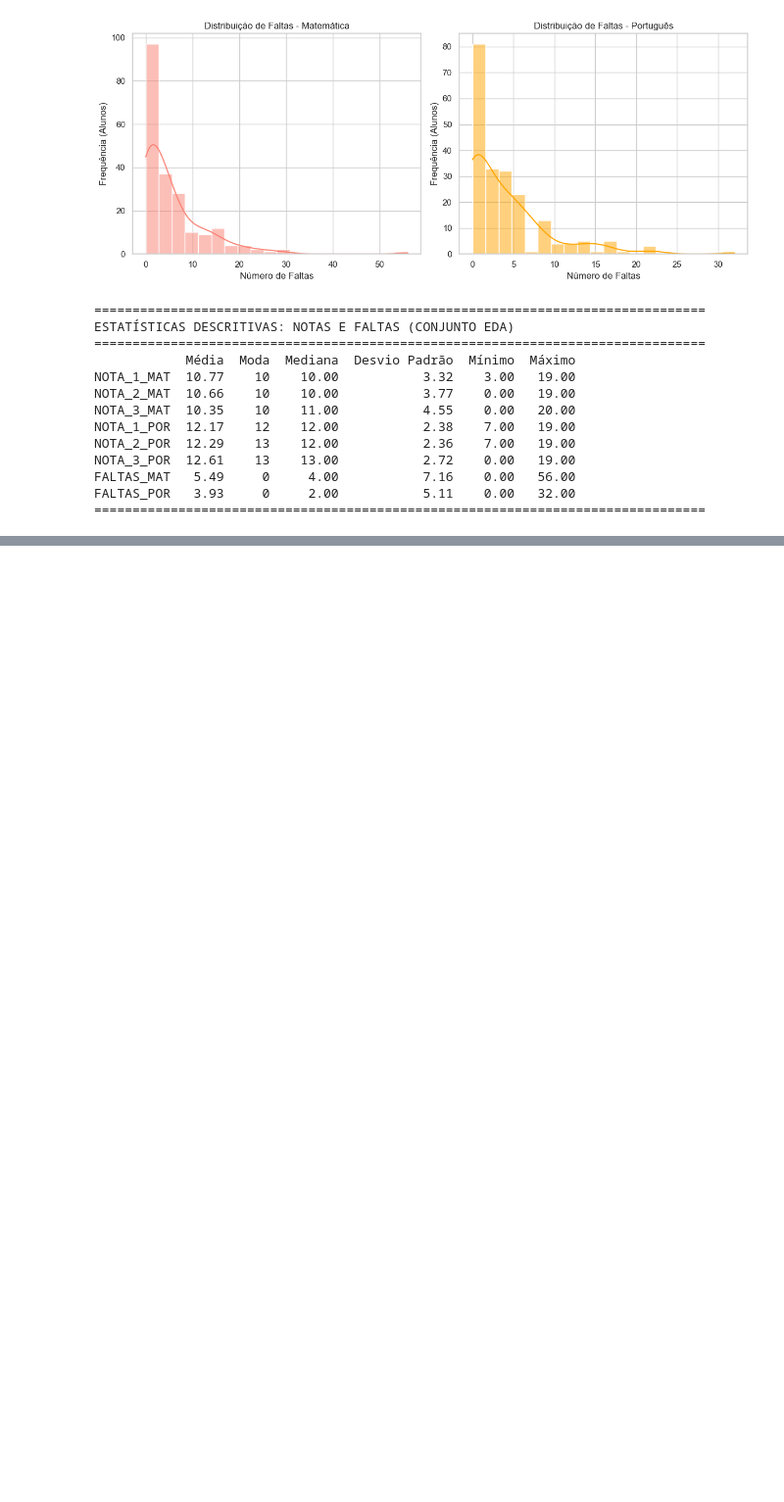
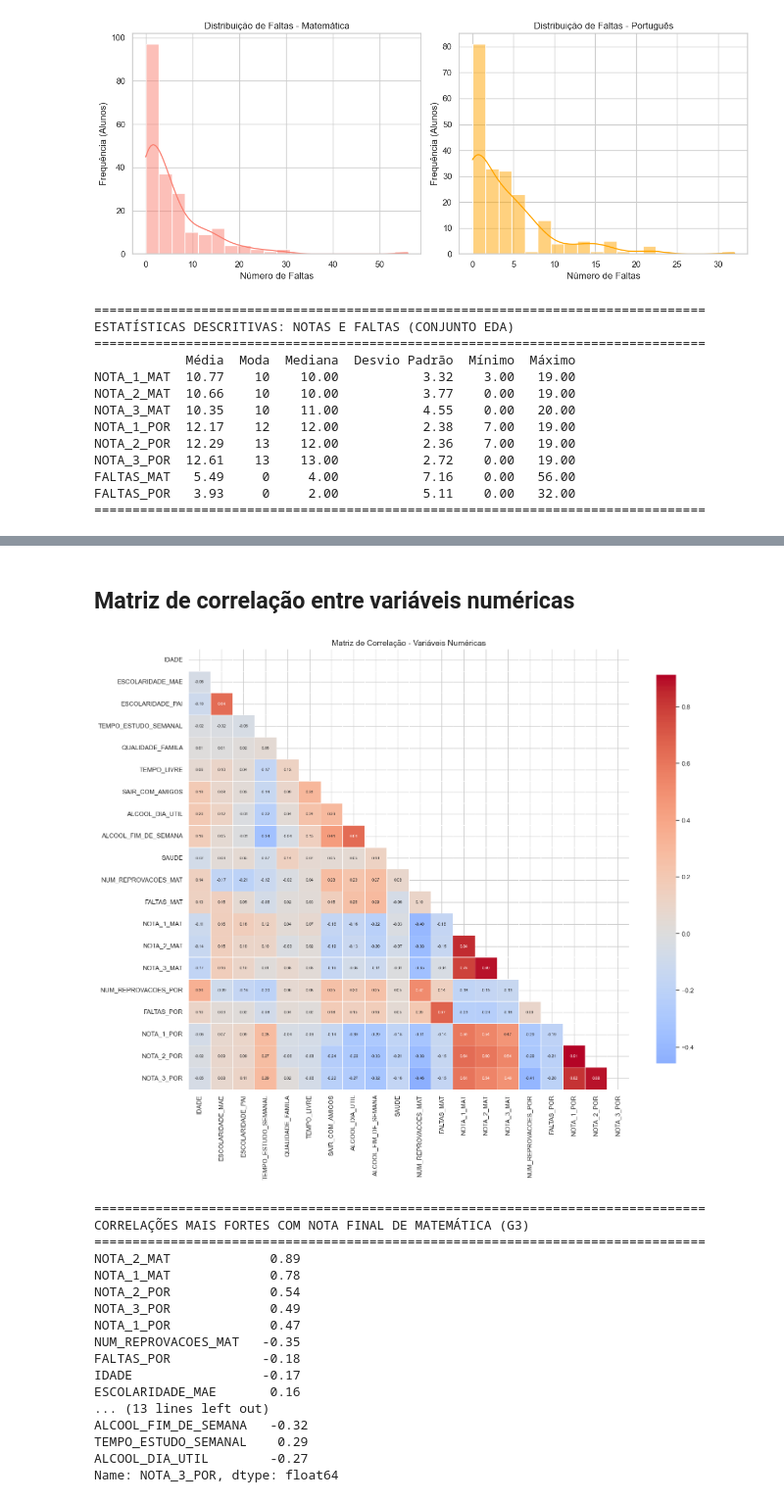
Before and after one commit to clebenjr/ep-ciencia-de-dados, a Jupyter notebook: T2/eda.ipynb, the cells around one changed output, grey strips where cells are left out. Shown at 98% size. Saved outputs shown, nothing was run; the diff lists cells and outputs as text; code cells hidden in the pictures; blank space fills up the shorter version.

```diff
--- a/T2/eda.ipynb
+++ b/T2/eda.ipynb
@@ -119,0 +319,54 @@ FALTAS_POR   3.93     0     2.00           5.11    0.00   32.00
+# %% [markdown]
+## Matriz de correlação entre variáveis numéricas
+# %%
+# Selecionar variáveis numéricas para correlação
+vars_corr = ['IDADE', 'ESCOLARIDADE_MAE', 'ESCOLARIDADE_PAI',
+             'TEMPO_ESTUDO_SEMANAL', 'QUALIDADE_FAMILA', 'TEMPO_LIVRE',
+             'SAIR_COM_AMIGOS', 'ALCOOL_DIA_UTIL', 'ALCOOL_FIM_DE_SEMANA',
+             'SAUDE', 'NUM_REPROVACOES_MAT', 'FALTAS_MAT',
+             'NOTA_1_MAT', 'NOTA_2_MAT', 'NOTA_3_MAT',
+             'NUM_REPROVACOES_POR', 'FALTAS_POR',
+             'NOTA_1_POR', 'NOTA_2_POR', 'NOTA_3_POR']
+
+corr_matrix = df_eda[vars_corr].corr()
+
+plt.figure(figsize=(16, 14))
+mask = np.triu(np.ones_like(corr_matrix, dtype=bool))
+sns.heatmap(corr_matrix, mask=mask, annot=True, fmt='.2f', cmap='coolwarm',
+            center=0, square=True, linewidths=0.5, cbar_kws={'shrink': 0.8},
+            annot_kws={'size': 7})
+plt.title('Matriz de Correlação - Variáveis Numéricas', fontsize=14)
+plt.tight_layout()
+plt.show()
+
+# Correlações mais fortes com as notas finais
+print("\n" + "="*80)
+print("CORRELAÇÕES MAIS FORTES COM NOTA FINAL DE MATEMÁTICA (G3)")
+print("="*80)
+corr_mat = corr_matrix['NOTA_3_MAT'].drop('NOTA_3_MAT').sort_values(key=abs, ascending=False)
+print(corr_mat.head(10))
+
+print("\n" + "="*80)
+print("CORRELAÇÕES MAIS FORTES COM NOTA FINAL DE PORTUGUÊS (G3)")
+print("="*80)
+corr_por = corr_matrix['NOTA_3_POR'].drop('NOTA_3_POR').sort_values(key=abs, ascending=False)
+print(corr_por.head(10))
+# %% [output]
+[figure, added]
+================================================================================
+CORRELAÇÕES MAIS FORTES COM NOTA FINAL DE MATEMÁTICA (G3)
+================================================================================
+NOTA_2_MAT             0.89
+NOTA_1_MAT             0.78
+NOTA_2_POR             0.54
+NOTA_3_POR             0.49
+NOTA_1_POR             0.47
+NUM_REPROVACOES_MAT   -0.35
+FALTAS_POR            -0.18
+IDADE                 -0.17
+ESCOLARIDADE_MAE       0.16
+... (13 lines left out)
+ALCOOL_FIM_DE_SEMANA   -0.32
+TEMPO_ESTUDO_SEMANAL    0.29
+ALCOOL_DIA_UTIL        -0.27
+Name: NOTA_3_POR, dtype: float64
```
Also changed, not shown: parts of 19 cells of this notebook.
